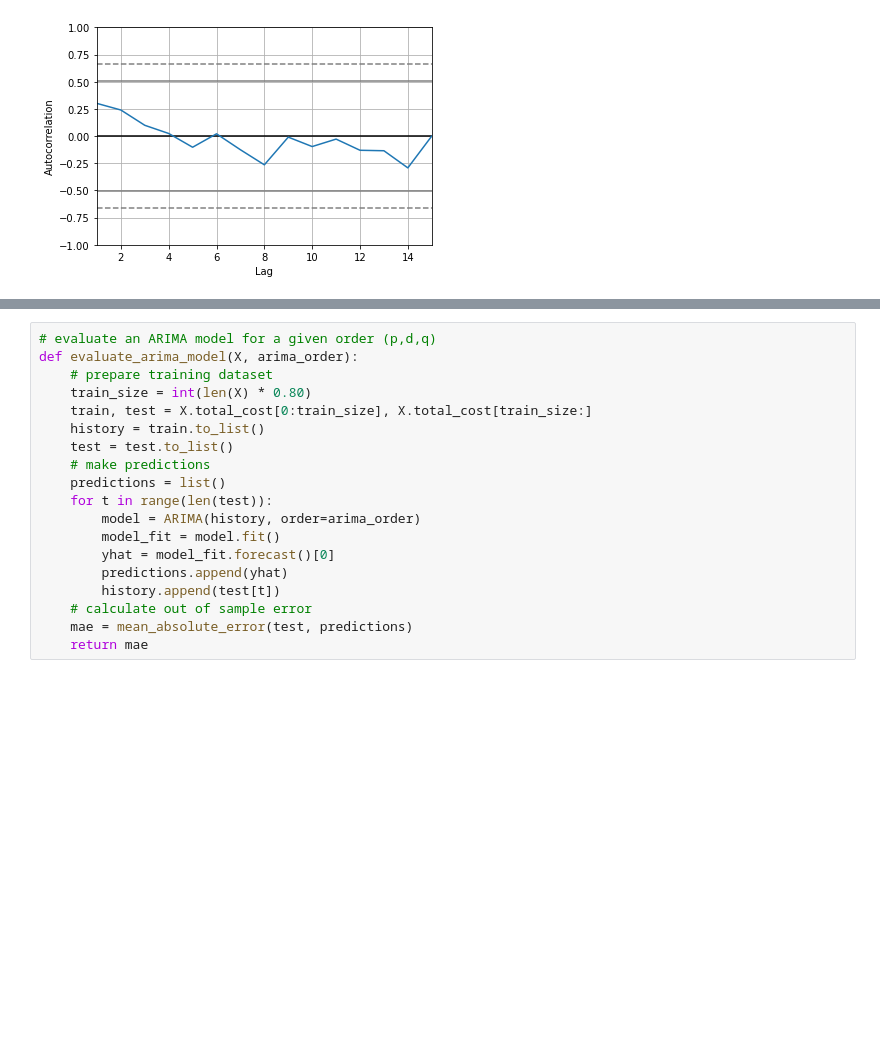
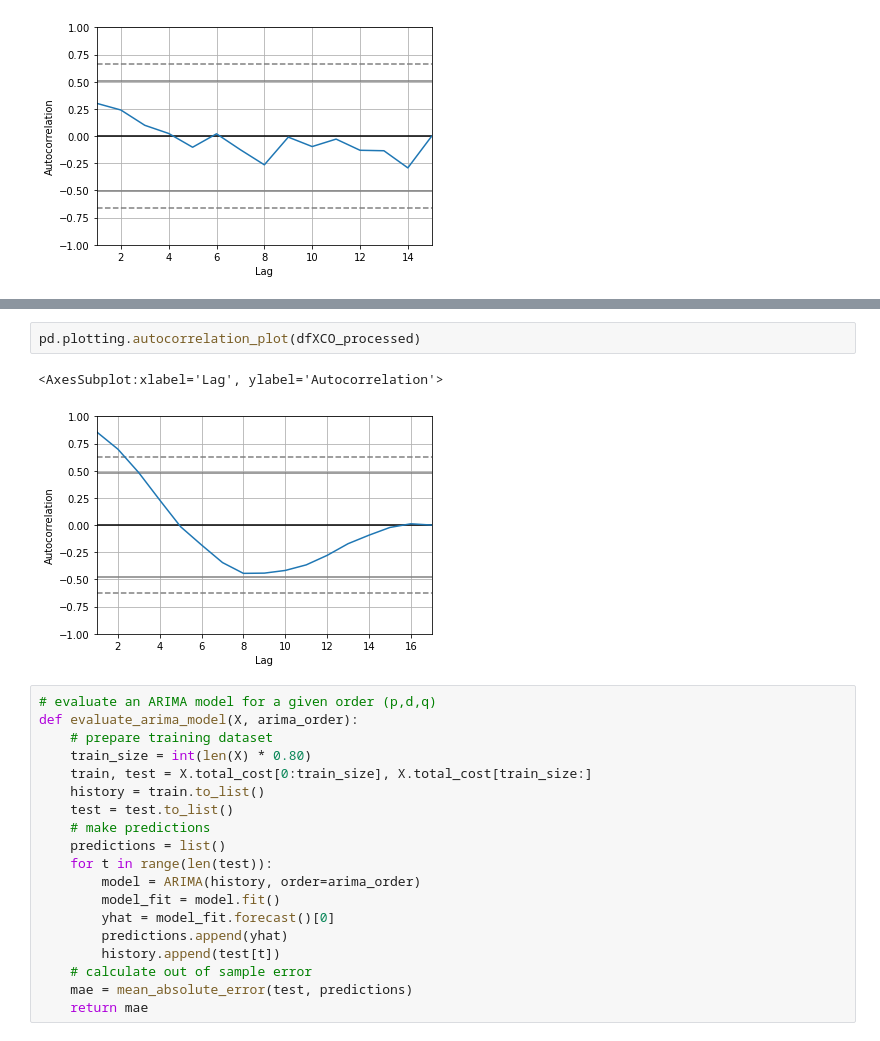
Before and after one commit to texasfight/ME379M_Hackathon, a Jupyter notebook: Notebooks/Irvin_EDA_Week_2.ipynb, the cells around one changed output, grey strips where cells are left out. Cells and saved outputs as stored; diff of their text form; blank space fills up the shorter version.

```diff
--- a/Notebooks/Irvin_EDA_Week_2.ipynb
+++ b/Notebooks/Irvin_EDA_Week_2.ipynb
@@ -76,3 +42,8 @@ max    11868.213465
+# %%
+pd.plotting.autocorrelation_plot(dfXCO_processed)
+# %% [output]
+<AxesSubplot:xlabel='Lag', ylabel='Autocorrelation'>
+[figure, added]
 # %%
 # evaluate an ARIMA model for a given order (p,d,q)
 def evaluate_arima_model(X, arima_order):
```
Also changed, not shown: parts of 16 cells of this notebook.
